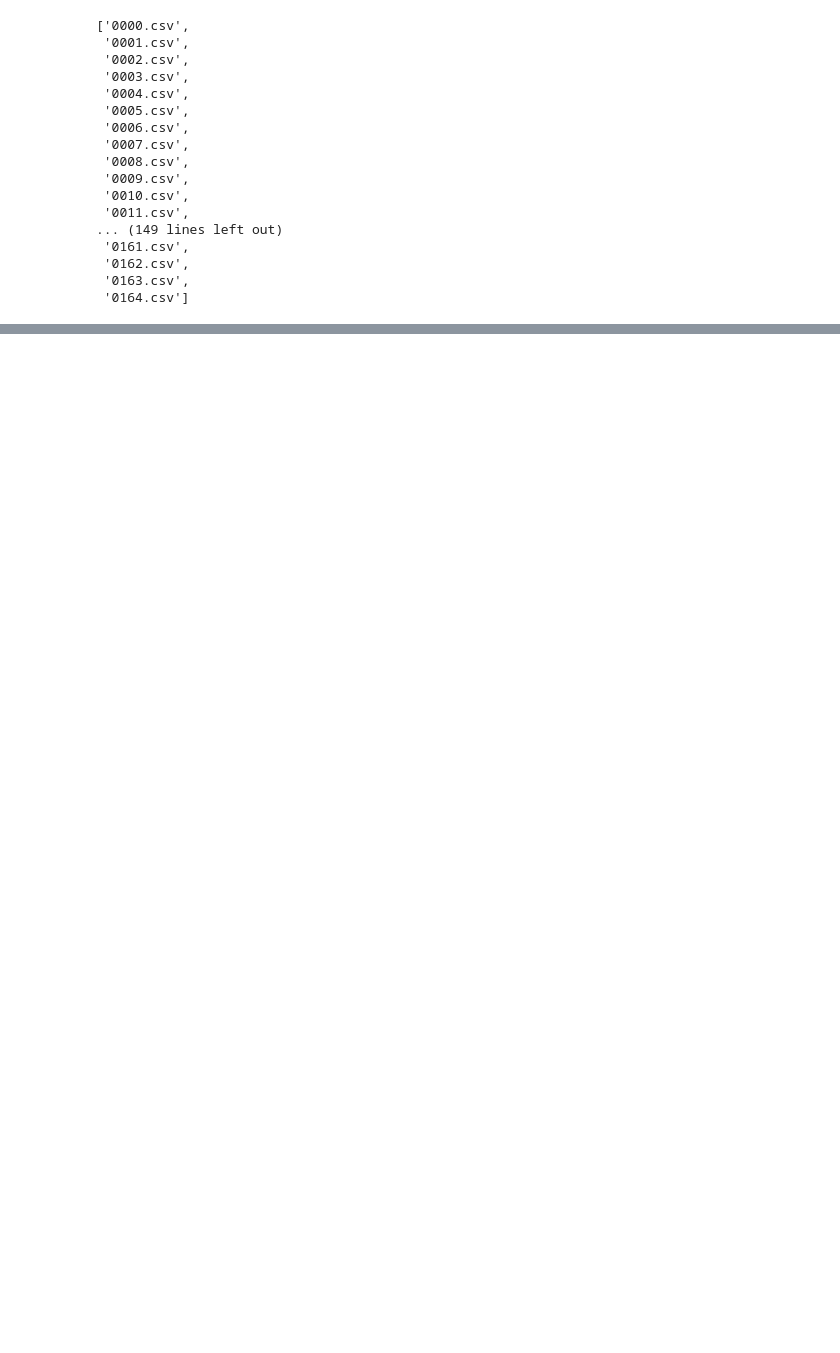
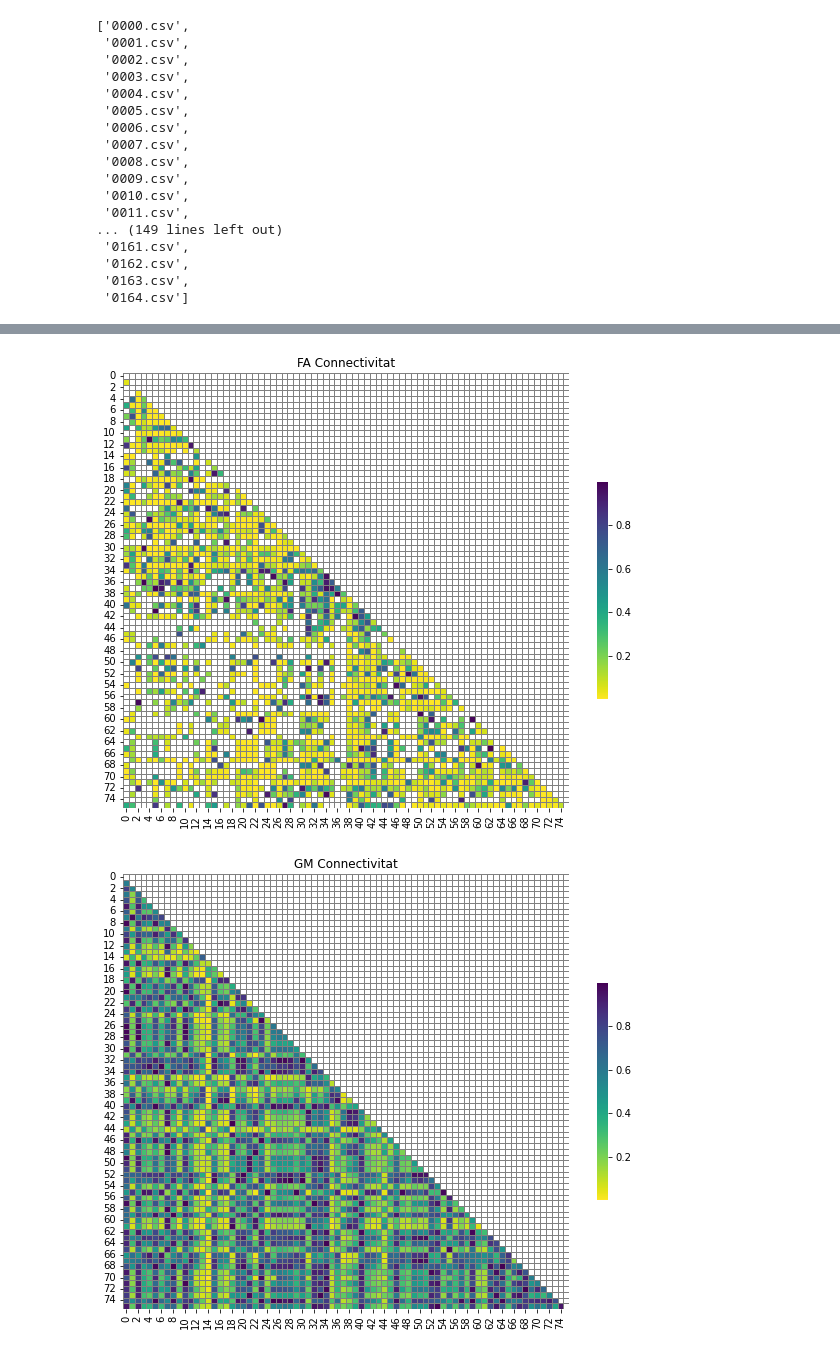
Before and after one commit to judityebra/TFG, a Jupyter notebook: tfg_nou.ipynb, the cells around one changed output, grey strips where cells are left out. Cells and saved outputs as stored; diff of their text form; code cells hidden in the pictures; blank space fills up the shorter version.

```diff
--- a/tfg_nou.ipynb
+++ b/tfg_nou.ipynb
@@ -110,0 +79,39 @@ array([[[0.        , 0.32148423, 0.22454527, ..., 0.18503865,
+# %%
+controls_FA = data_FA[control_indices, :, :]
+patients_FA = data_FA[patient_indices, :, :]
+controls_GM = data_GM[control_indices, :, :]
+patients_GM = data_GM[patient_indices, :, :]
+controls_RS = data_RS[control_indices, :, :]
+patients_RS = data_RS[patient_indices, :, :]
+p_values_FA = np.zeros((76, 76))
+p_values_GM = np.zeros((76, 76))
+p_values_RS = np.zeros((76, 76))
+# %%
+for i in range(76):
+    for j in range(i + 1, 76):  # simetría
+        _, p_val = stats.ttest_ind(controls_FA[:, i, j], patients_FA[:, i, j])
+        p_values_FA[i, j] = p_val
+        p_values_FA[j, i] = p_val
+
+        _, p_val = stats.ttest_ind(controls_GM[:, i, j], patients_GM[:, i, j])
+        p_values_GM[i, j] = p_val
+        p_values_GM[j, i] = p_val
+
+        _, p_val = stats.ttest_ind(controls_RS[:, i, j], patients_RS[:, i, j])
+        p_values_RS[i, j] = p_val
+        p_values_RS[j, i] = p_val
+# %%
+def plot_heatmap(p_values, title): #,alpha_corrected
+    plt.figure(figsize=(10, 8))
+    mask = np.triu(np.ones_like(p_values, dtype=bool))
+    sns.heatmap(p_values, mask = mask, cmap='viridis_r', annot=False,
+                cbar_kws={"shrink": .5}, linewidths=.5, linecolor='gray')  #,vmax=alpha_corrected
+    plt.title(title)
+    plt.show()
+# %%
+plot_heatmap(p_values_FA, 'FA Connectivitat')  #, alpha_corrected=0.001
+plot_heatmap(p_values_GM, 'GM Connectivitat')  #, alpha_corrected=0.01
+plot_heatmap(p_values_RS, 'RS Connectivitat')  #, alpha_corrected=0.01
+# %% [output]
+[figure, added]
+[figure, added]
```
Also changed, not shown: parts of 9 cells of this notebook.
